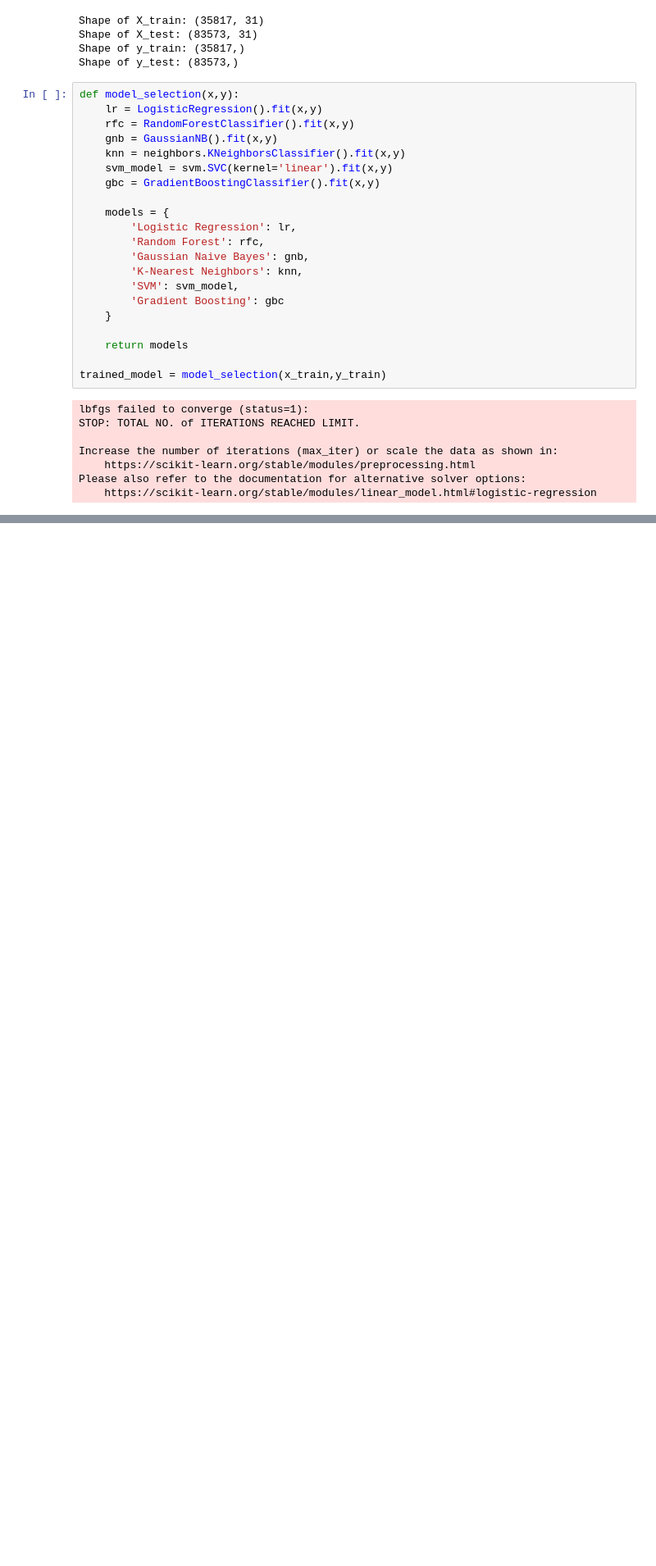
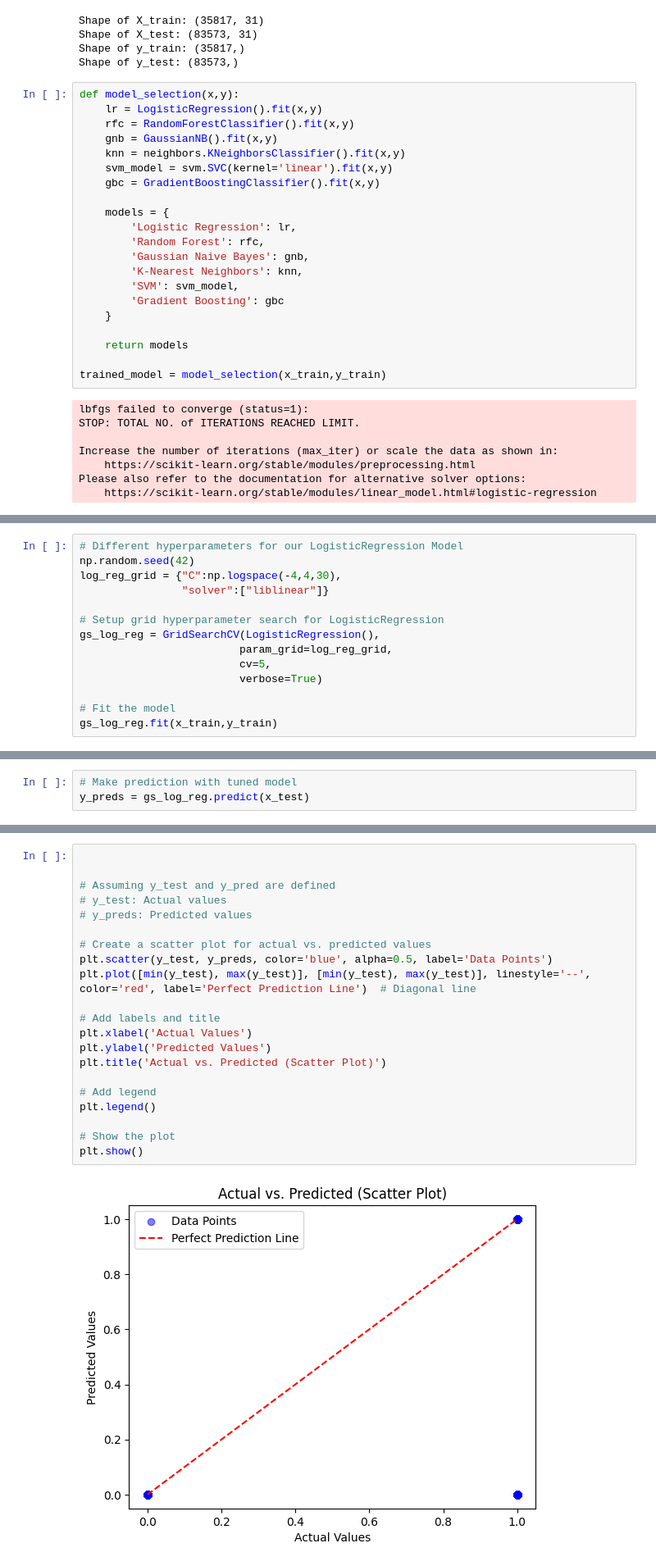
Before and after one commit to Rayansh0071505/Deployed_Hotel_Booking, a Jupyter notebook: file.ipynb, the cells around one changed output, grey strips where cells are left out. Shown at 82% size. Drawn from its saved outputs; the diff is of its cells as text; blank space fills up the shorter version.

```diff
--- a/file.ipynb
+++ b/file.ipynb
@@ -550,0 +622,14 @@ AttributeError: 'Flags' object has no attribute 'c_contiguous'
+# %%
+# Different hyperparameters for our LogisticRegression Model
+np.random.seed(42)
+log_reg_grid = {"C":np.logspace(-4,4,30),
+                "solver":["liblinear"]}
+
+# Setup grid hyperparameter search for LogisticRegression
+gs_log_reg = GridSearchCV(LogisticRegression(),
+                         param_grid=log_reg_grid,
+                         cv=5,
+                         verbose=True)
+
+# Fit the model
+gs_log_reg.fit(x_train,y_train)
@@ -550,0 +670,3 @@ AttributeError: 'Flags' object has no attribute 'c_contiguous'
+# %%
+# Make prediction with tuned model
+y_preds = gs_log_reg.predict(x_test)
@@ -550,0 +679,23 @@ AttributeError: 'Flags' object has no attribute 'c_contiguous'
+# %%
+
+
+# Assuming y_test and y_pred are defined
+# y_test: Actual values
+# y_preds: Predicted values
+
+# Create a scatter plot for actual vs. predicted values
+plt.scatter(y_test, y_preds, color='blue', alpha=0.5, label='Data Points')
+plt.plot([min(y_test), max(y_test)], [min(y_test), max(y_test)], linestyle='--', color='red', label='Perfect Prediction Line')  # Diagonal line
+
+# Add labels and title
+plt.xlabel('Actual Values')
+plt.ylabel('Predicted Values')
+plt.title('Actual vs. Predicted (Scatter Plot)')
+
+# Add legend
+plt.legend()
+
+# Show the plot
+plt.show()
+# %% [output]
+[figure, added]
```
Also changed, not shown: parts of 34 cells of this notebook, 3 other files.
